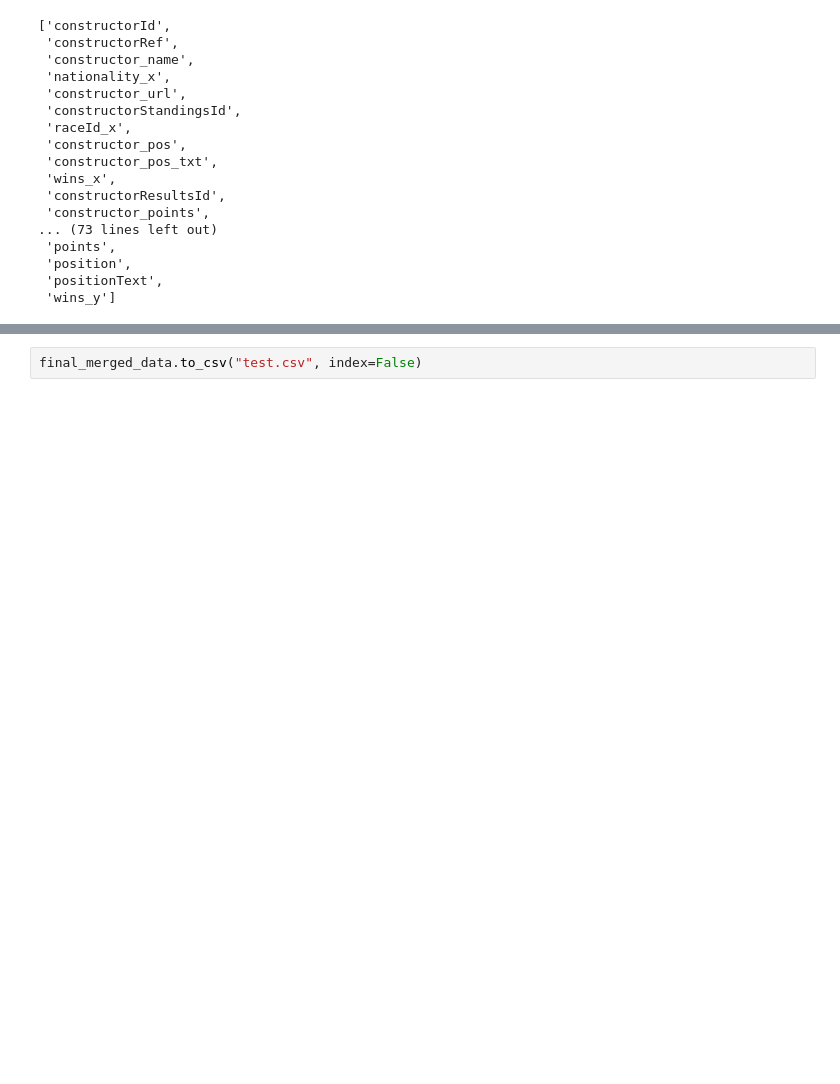
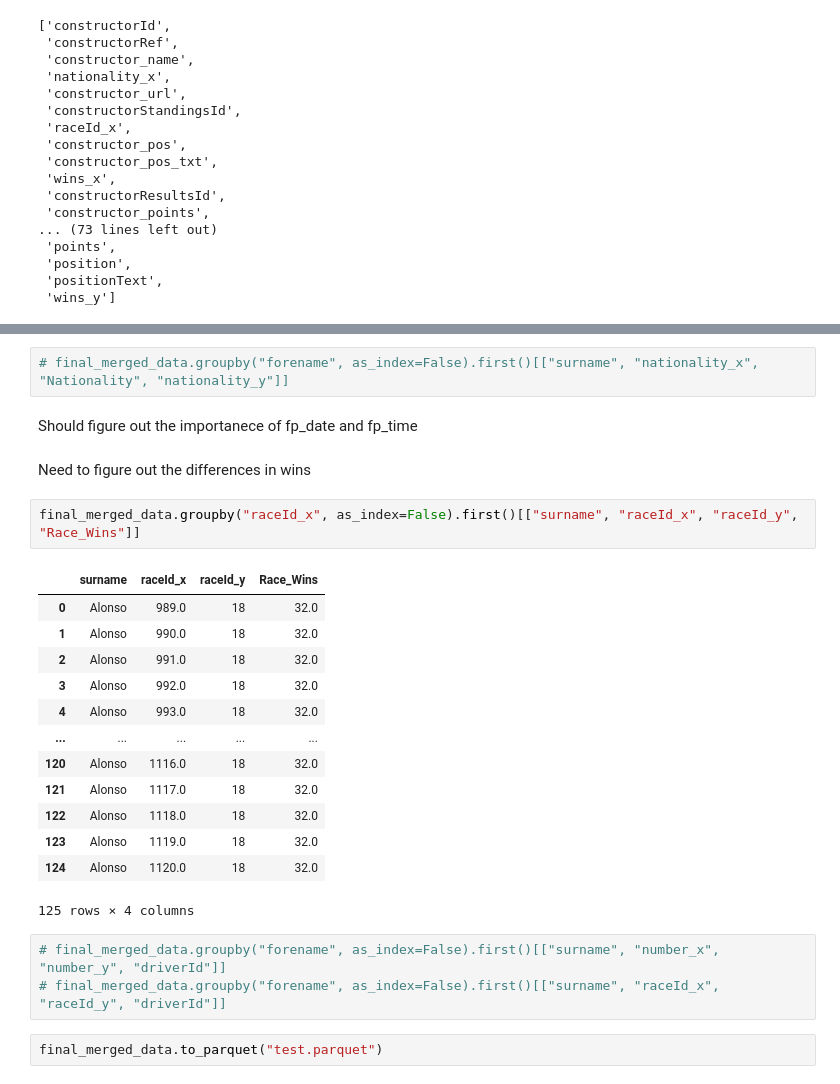
Before and after one commit to Plyrex/COMP3608-Project, a Jupyter notebook: F1_Project.ipynb, the cells around one changed output, grey strips where cells are left out. Drawn from its saved outputs; the diff is of its cells as text; blank space fills up the shorter version.

```diff
--- a/F1_Project.ipynb
+++ b/F1_Project.ipynb
@@ -500,2 +542,27 @@ final_merged_data.columns.to_list()
-# %%
-final_merged_data.to_csv("test.csv", index=False)
+# %%
+# final_merged_data.groupby("forename", as_index=False).first()[["surname", "nationality_x", "Nationality", "nationality_y"]]
+# %% [markdown]
+Should figure out the importanece of fp_date and fp_time
+# %% [markdown]
+Need to figure out the differences in wins
+# %%
+final_merged_data.groupby("raceId_x", as_index=False).first()[["surname", "raceId_x", "raceId_y", "Race_Wins"]]
+# %% [output]
+|  | surname | raceId_x | raceId_y | Race_Wins |
+| 0 | Alonso | 989.0 | 18 | 32.0 |
+| 1 | Alonso | 990.0 | 18 | 32.0 |
+| 2 | Alonso | 991.0 | 18 | 32.0 |
+| 3 | Alonso | 992.0 | 18 | 32.0 |
+| 4 | Alonso | 993.0 | 18 | 32.0 |
+| ... | ... | ... | ... | ... |
+| 120 | Alonso | 1116.0 | 18 | 32.0 |
+| 121 | Alonso | 1117.0 | 18 | 32.0 |
+| 122 | Alonso | 1118.0 | 18 | 32.0 |
+| 123 | Alonso | 1119.0 | 18 | 32.0 |
+| 124 | Alonso | 1120.0 | 18 | 32.0 |
+125 rows × 4 columns
+# %%
+# final_merged_data.groupby("forename", as_index=False).first()[["surname", "number_x", "number_y", "driverId"]]
+# final_merged_data.groupby("forename", as_index=False).first()[["surname", "raceId_x", "raceId_y", "driverId"]]
+# %%
+final_merged_data.to_parquet("test.parquet")
```
Also changed, not shown: parts of 6 cells of this notebook, 1 other file.
